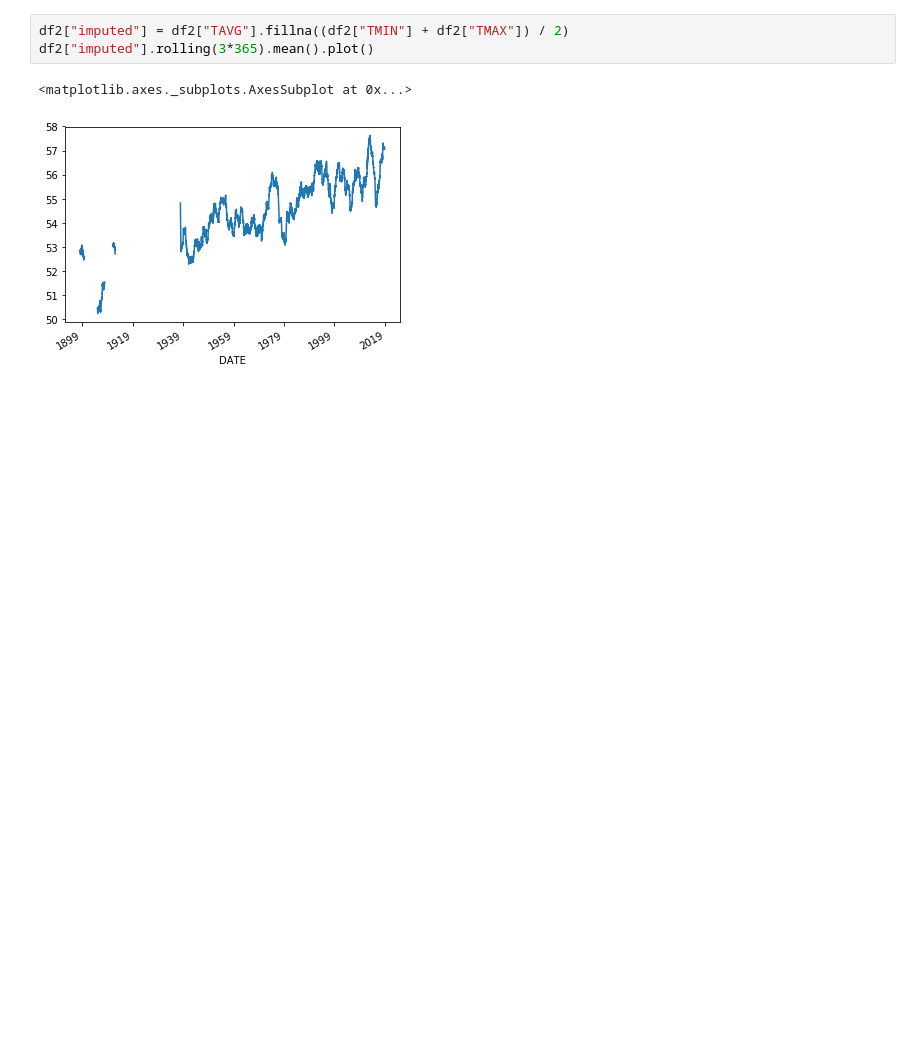
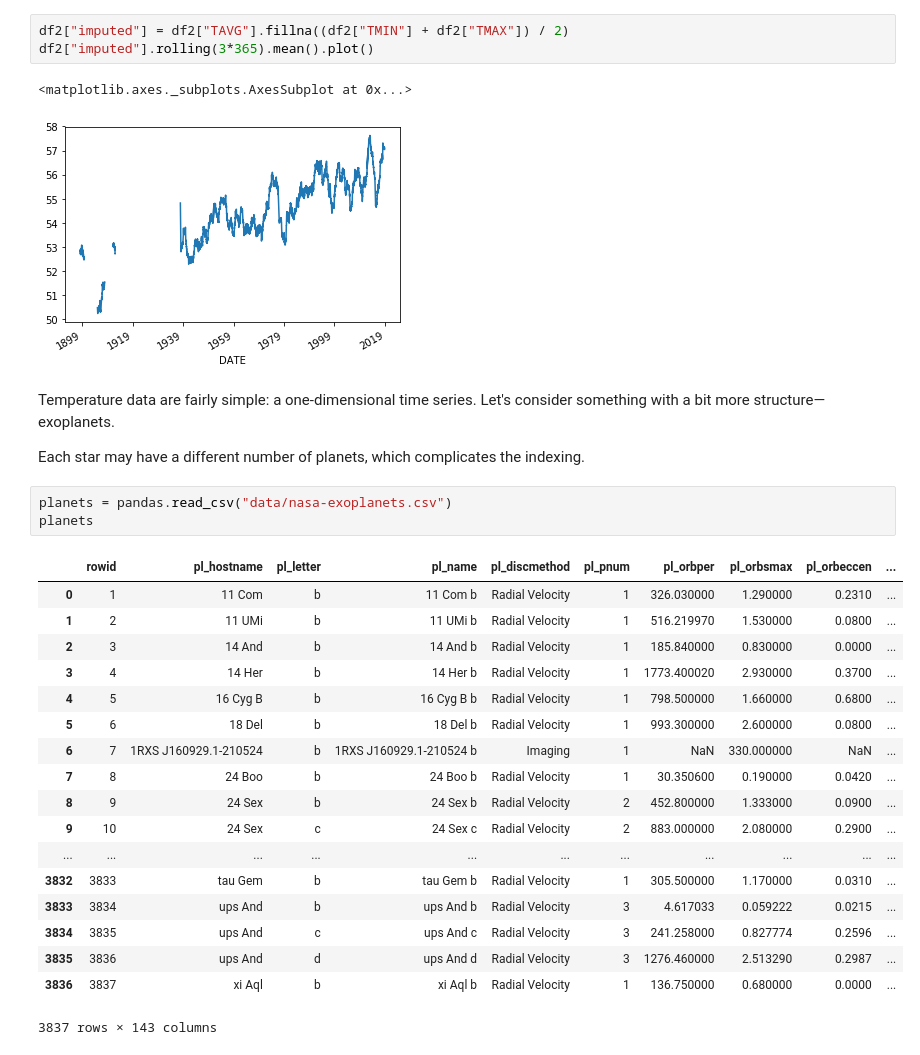
Before and after one commit to jpivarski-talks/python-numpy-mini-course, a Jupyter notebook: 4-pandas.ipynb, the cells around one changed output. Drawn from its saved outputs; the diff is of its cells as text; blank space fills up the shorter version.

Commit message:
started NASA exoplanets

```diff
--- a/4-pandas.ipynb
+++ b/4-pandas.ipynb
@@ -300,3 +300,29 @@ df2["imputed"].rolling(3*365).mean().plot()
 # %% [output]
 <matplotlib.axes._subplots.AxesSubplot at 0x...>
 [figure]
+# %% [markdown]
+Temperature data are fairly simple: a one-dimensional time series. Let's consider something with a bit more structure— exoplanets.
+
+Each star may have a different number of planets, which complicates the indexing.
+# %%
+planets = pandas.read_csv("data/nasa-exoplanets.csv")
+planets
+# %% [output]
+|  | rowid | pl_hostname | pl_letter | pl_name | pl_discmethod | pl_pnum | pl_orbper | pl_orbsmax | pl_orbeccen | ... |
+| 0 | 1 | 11 Com | b | 11 Com b | Radial Velocity | 1 | 326.030000 | 1.290000 | 0.2310 | ... |
+| 1 | 2 | 11 UMi | b | 11 UMi b | Radial Velocity | 1 | 516.219970 | 1.530000 | 0.0800 | ... |
+| 2 | 3 | 14 And | b | 14 And b | Radial Velocity | 1 | 185.840000 | 0.830000 | 0.0000 | ... |
+| 3 | 4 | 14 Her | b | 14 Her b | Radial Velocity | 1 | 1773.400020 | 2.930000 | 0.3700 | ... |
+| 4 | 5 | 16 Cyg B | b | 16 Cyg B b | Radial Velocity | 1 | 798.500000 | 1.660000 | 0.6800 | ... |
+| 5 | 6 | 18 Del | b | 18 Del b | Radial Velocity | 1 | 993.300000 | 2.600000 | 0.0800 | ... |
+| 6 | 7 | 1RXS J160929.1-210524 | b | 1RXS J160929.1-210524 b | Imaging | 1 | NaN | 330.000000 | NaN | ... |
+| 7 | 8 | 24 Boo | b | 24 Boo b | Radial Velocity | 1 | 30.350600 | 0.190000 | 0.0420 | ... |
+| 8 | 9 | 24 Sex | b | 24 Sex b | Radial Velocity | 2 | 452.800000 | 1.333000 | 0.0900 | ... |
+| 9 | 10 | 24 Sex | c | 24 Sex c | Radial Velocity | 2 | 883.000000 | 2.080000 | 0.2900 | ... |
+| ... | ... | ... | ... | ... | ... | ... | ... | ... | ... | ... |
+| 3832 | 3833 | tau Gem | b | tau Gem b | Radial Velocity | 1 | 305.500000 | 1.170000 | 0.0310 | ... |
+| 3833 | 3834 | ups And | b | ups And b | Radial Velocity | 3 | 4.617033 | 0.059222 | 0.0215 | ... |
+| 3834 | 3835 | ups And | c | ups And c | Radial Velocity | 3 | 241.258000 | 0.827774 | 0.2596 | ... |
+| 3835 | 3836 | ups And | d | ups And d | Radial Velocity | 3 | 1276.460000 | 2.513290 | 0.2987 | ... |
+| 3836 | 3837 | xi Aql | b | xi Aql b | Radial Velocity | 1 | 136.750000 | 0.680000 | 0.0000 | ... |
+3837 rows × 143 columns
```
Also changed, not shown: parts of 4 cells of this notebook, 2 other files.
